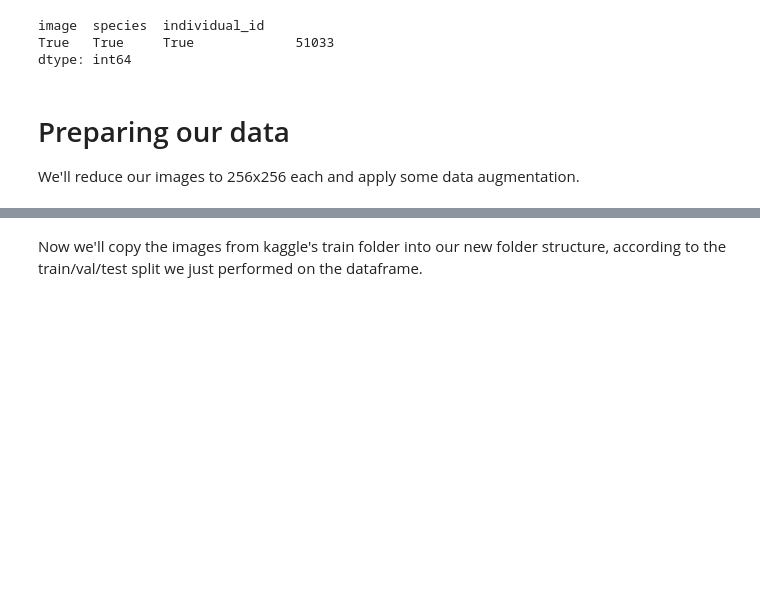
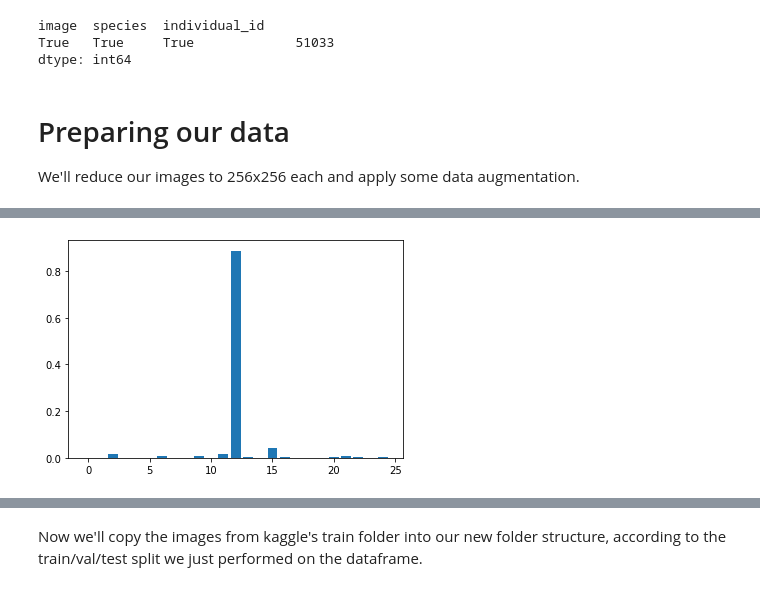
Before and after one commit to snakeeyes021/happywhale, a Jupyter notebook: initial-setup-final.ipynb, the cells around one changed output, grey strips where cells are left out. Saved outputs shown, nothing was run; the diff lists cells and outputs as text; code cells hidden in the pictures; blank space fills up the shorter version.

```diff
--- a/initial-setup-final.ipynb
+++ b/initial-setup-final.ipynb
@@ -257,0 +505,4 @@ Epoch 2/2
+# %%
+plt.bar(range(len(random_image_pred[0])), list(random_image_pred[0]));
+# %% [output]
+[figure, added]
```
Also changed, not shown: parts of 32 cells of this notebook, 1 other file.
